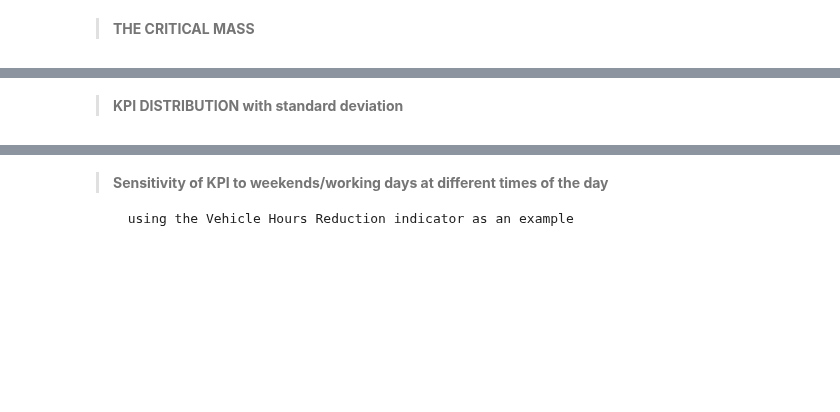
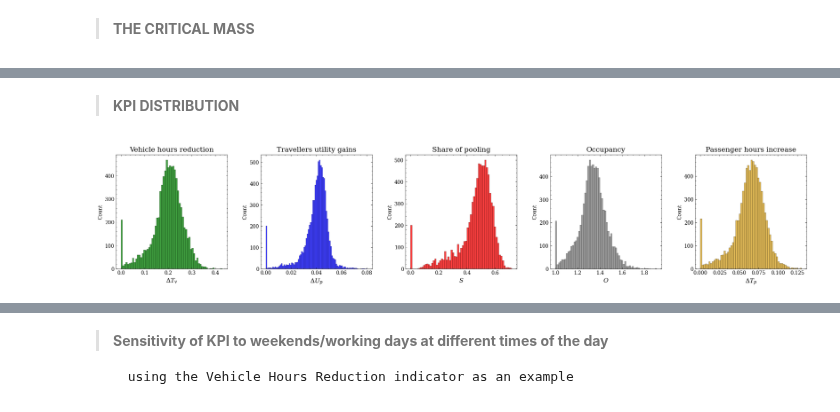
Before and after one commit to OlhaShulikaUJ/ExMAS-plotting, a Jupyter notebook: NYC KPI DA.ipynb, the cells around one changed output, grey strips where cells are left out. Cells and saved outputs as stored; diff of their text form; code cells hidden in the pictures; blank space fills up the shorter version.

```diff
--- a/NYC KPI DA.ipynb
+++ b/NYC KPI DA.ipynb
@@ -92,2 +101,59 @@ Text(0.5, 0, 'Demand')
-# %% [markdown]
-> **KPI DISTRIBUTION with standard deviation**
+# %% [markdown]
+> **KPI DISTRIBUTION**
+# %%
+fig = plt.figure(figsize=(18, 4))
+
+ax1 = plt.subplot2grid((1,5), (0,0))
+ax2 = plt.subplot2grid((1,5), (0,1))
+ax3 = plt.subplot2grid((1,5), (0,2))
+ax4 = plt.subplot2grid((1,5), (0,3))
+ax5 = plt.subplot2grid((1,5), (0,4))
+
+ax=ax1
+for d in df.shared_discount.unique():
+    to_plot = df
+sns.histplot(data = to_plot, x = 'del_VehHourTrav', color='green', ax=ax)
+to_plot.Start_time.dt.dayofweek.unique()
+ax1.set_xlabel("$\Delta T_v$", fontsize=12)
+ax1.set_title("Vehicle hours reduction", fontsize=14, fontweight='normal')
+
+ax=ax2
+for d in df.shared_discount.unique():
+    to_plot = df
+sns.histplot(data = to_plot, x = 'del_PassUtility', color='blue', ax=ax)
+to_plot.Start_time.dt.dayofweek.unique()
+ax2.set_xlabel("$\Delta U_p$", fontsize=12)
+ax2.set_title("Travellers utility gains", fontsize=14, fontweight='normal')
+
+ax=ax3
+for d in df.shared_discount.unique():
+    to_plot = df
+sns.histplot(data = to_plot, x = 'shared_ratio', color='red', ax=ax)
+to_plot.Start_time.dt.dayofweek.unique()
+ax3.set_xlabel("$S$", fontsize=12)
+ax3.set_title("Share of pooling", fontsize=14, fontweight='normal')
+
+ax=ax4
+for d in df.shared_discount.unique():
+    to_plot = df
+sns.histplot(data = to_plot, x = 'Occupancy', color='grey', ax=ax)
+to_plot.Start_time.dt.dayofweek.unique()
+ax4.set_xlabel("$O$", fontsize=12)
+ax4.set_title("Occupancy", fontsize=14, fontweight='normal')
+
+ax=ax5
+for d in df.shared_discount.unique():
+    to_plot = df
+sns.histplot(data = to_plot, x = 'del_PassHourTrav', color='goldenrod', ax=ax)
+to_plot.Start_time.dt.dayofweek.unique()
+ax5.set_xlabel("$\Delta T_p$", fontsize=12)
+ax5.set_title("Passenger hours increase", fontsize=14, fontweight='normal')
+
+plt.subplots_adjust(left=0.125,
+                    bottom=0.1,
+                    right=1.2,
+                    top=0.9,
+                    wspace=0.3,
+                    hspace=0.25)
+# %% [output]
+[figure, added]
```
Also changed, not shown: parts of 5 cells of this notebook.
